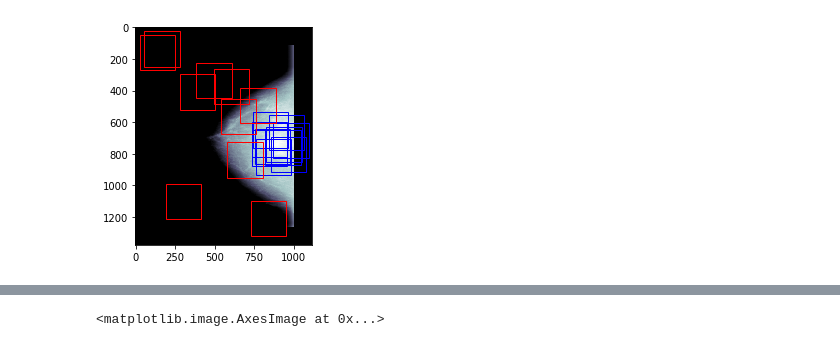
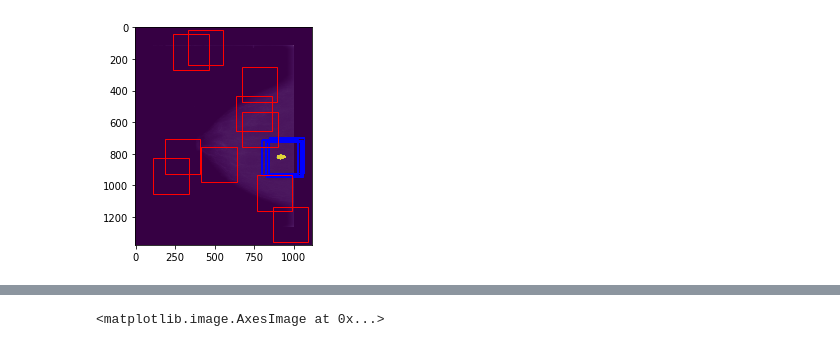
Before and after one commit to GNovich/CBIS-DDSM_alpha, a Jupyter notebook: patch_download exp.ipynb, the cells around one changed output, grey strips where cells are left out. Saved outputs shown, nothing was run; the diff lists cells and outputs as text; code cells hidden in the pictures.

```diff
--- a/patch_download exp.ipynb
+++ b/patch_download exp.ipynb
@@ -63,9 +63,7 @@ dloader_args = {
 }
 grey_loader = partial(cv2.imread, flags=cv2.IMREAD_GRAYSCALE)
 # %%
-row = train_table.loc[1222].iloc[0]
+row = train_table.iloc[-1]
-# %%
-row = train_table.iloc[1]
 # %%
 mode = 'train'
 roi_col = 'ROI mask file path' + ' png'
@@ -159,10 +157,17 @@ def sample_patches_redu(img, roi_mask,
 
     return patches, targets
 # %%
+def get_cont(im):
+    _,contours,_ = cv2.findContours(im.copy(), cv2.RETR_TREE, cv2.CHAIN_APPROX_SIMPLE)
+    cont_areas = [ cv2.contourArea(cont) for cont in contours ]
+    idx = np.argmax(cont_areas)  # find the largest contour.
+    rx,ry,rw,rh = cv2.boundingRect(contours[idx])
+    return rx,ry,rw,rh
+
 def q_sample_patches(img, roi_image,
                    patch_size=244, pos_cutoff=.75, neg_cutoff=.35,
                    nb_bkg=100, nb_abn=100, start_sample_nb=0,
-                   seed=12345):
+                   seed=12345, hard_center=True):
 
     rng = np.random.RandomState(seed)
     roi_f = (np.array(roi_image)>0).astype(float)
@@ -182,6 +187,13 @@ def q_sample_patches(img, roi_image,
                               (abn_targets[:,0] - (patch_size//2) > 0) &
                               (abn_targets[:,1] + (patch_size//2) < roi_f.shape[1]) &
                               (abn_targets[:,1] - (patch_size//2) > 0)]
+    if hard_center:
+        upleft_x, upleft_y, rw, rh = get_cont(np.array(roi_image))
+        abn_targets = abn_targets[(abn_targets[:,0] < upleft_y + rh) &
+                                  (abn_targets[:,0] > upleft_y) &
+                                  (abn_targets[:,1] < upleft_x + rw) &
+                                  (abn_targets[:,1] > upleft_x)]
+    assert len(abn_targets) > 0
     abn_targets = abn_targets[rng.choice(len(abn_targets), nb_abn)]
 
     # background
@@ -213,11 +223,17 @@ KeyboardInterrupt:
 # %%
+row = train_table.iloc[0]
+mam_image = src_transform(grey_loader(path_join(mam_dir_name, mode, str(row['label']), row[mam_col])))
+roi_image = src_transform(grey_loader(path_join(roi_dir_name, mode, str(row['label']), row[roi_col])))
+
 n_samp = 10
-patches, targets = q_sample_patches(mam_image, roi_image, nb_bkg=n_samp, nb_abn=n_samp, pos_cutoff=.9, neg_cutoff=.35, seed=np.random.randint(1000))
+patches, targets = q_sample_patches(mam_image, roi_image, nb_bkg=n_samp, nb_abn=n_samp,
+                                    pos_cutoff=.9, neg_cutoff=.1, seed=np.random.randint(1000), hard_center=True)
 plt.close()
-ax = plt.imshow(np.array(mam_image), cmap='bone')
+ax = plt.imshow(np.array(roi_image), alpha=1)
+ax = plt.imshow(np.array(mam_image), cmap='bone', alpha=.2)
 for i,target in enumerate(targets):
     x,y = target
     ax.axes.add_patch(plt.Rectangle((y-patch_size//2, x-patch_size//2), patch_size, patch_size,
                                     linewidth=1,edgecolor='b' if i<n_samp else 'r',facecolor='none', alpha=1))
 # %% [output]
-[figure, old version]
+[figure, new version]
```
Also changed, not shown: parts of 19 cells of this notebook, 5 other files.
